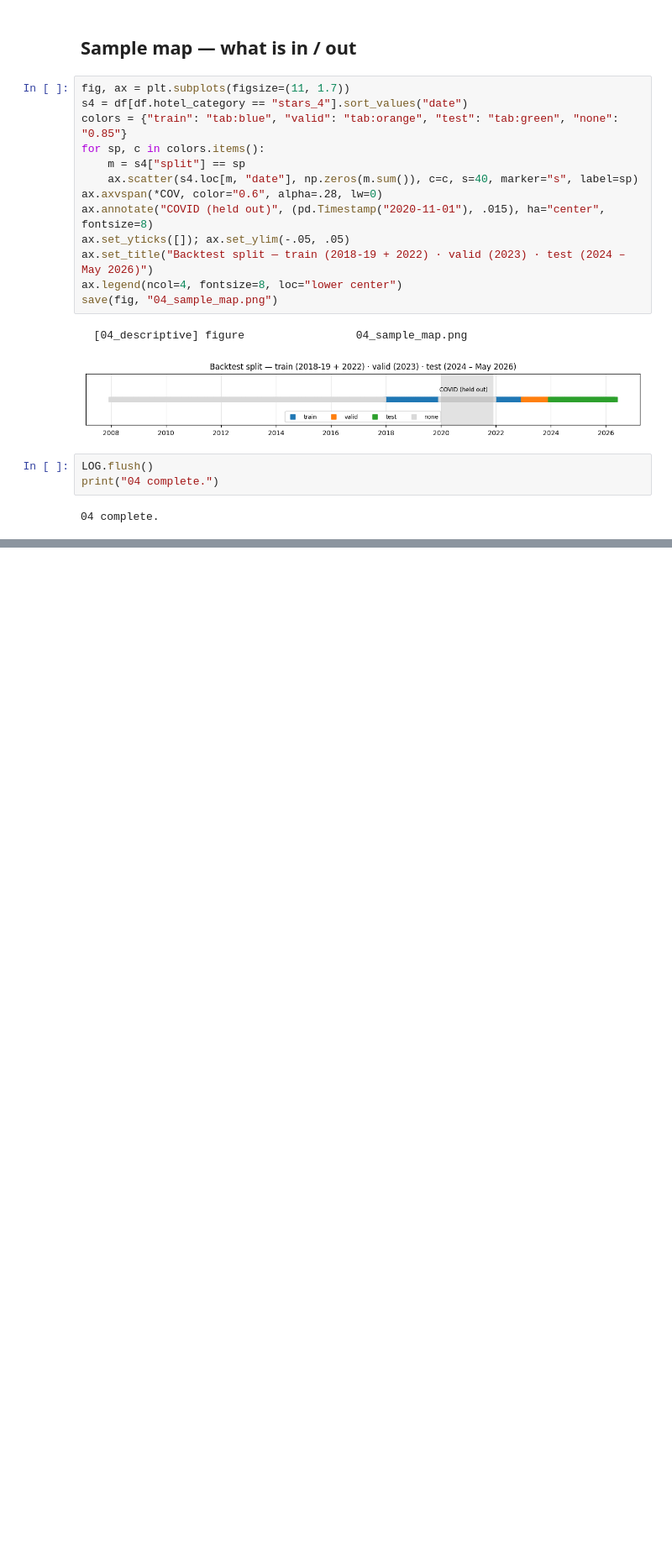
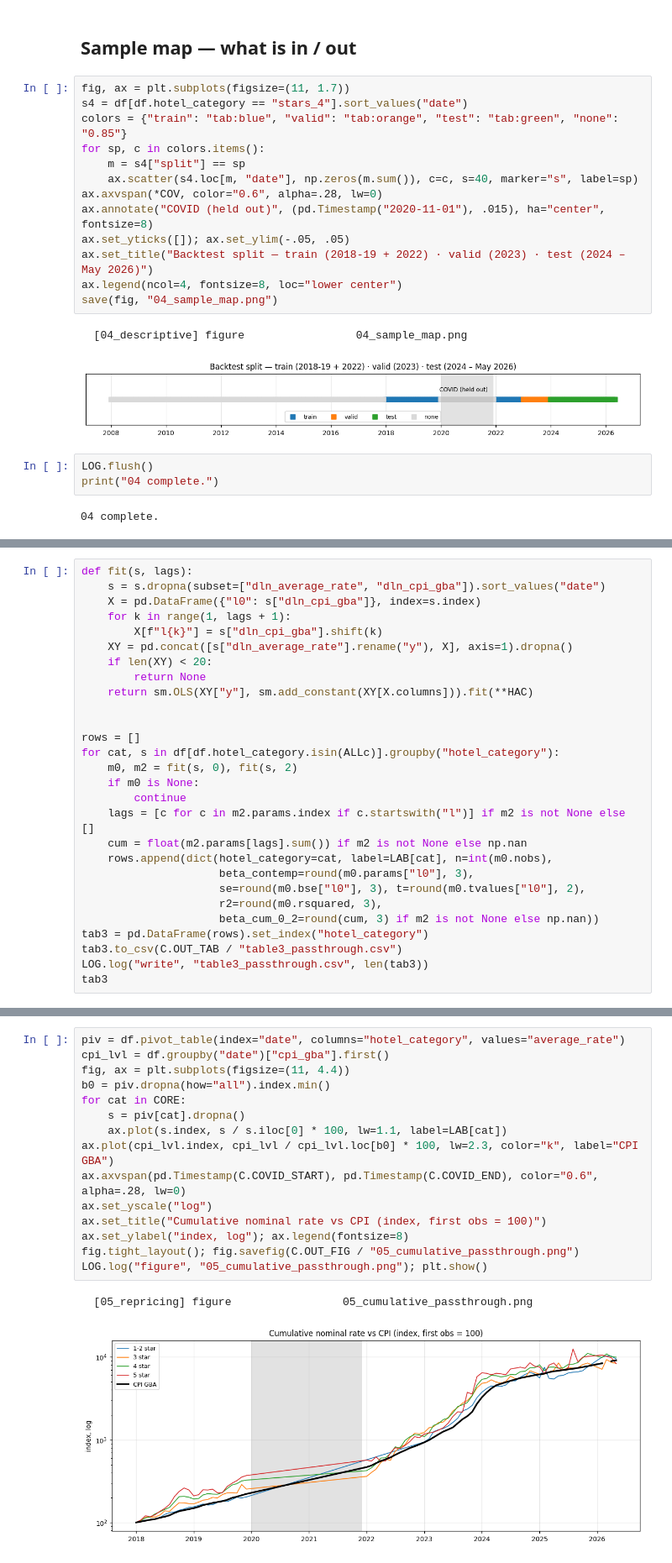
Before and after one commit to jagan010101/argentina-hotels, a Jupyter notebook: 02_inflation_and_repricing.ipynb, the cells around one changed output, grey strips where cells are left out. Shown at 84% size. Cells and saved outputs as stored; diff of their text form; blank space fills up the shorter version.

```diff
--- a/04_descriptive_inflation_story.ipynb
+++ b/02_inflation_and_repricing.ipynb
@@ -196,0 +306,28 @@ print("04 complete.")
+# %%
+def fit(s, lags):
+    s = s.dropna(subset=["dln_average_rate", "dln_cpi_gba"]).sort_values("date")
+    X = pd.DataFrame({"l0": s["dln_cpi_gba"]}, index=s.index)
+    for k in range(1, lags + 1):
+        X[f"l{k}"] = s["dln_cpi_gba"].shift(k)
+    XY = pd.concat([s["dln_average_rate"].rename("y"), X], axis=1).dropna()
+    if len(XY) < 20:
+        return None
+    return sm.OLS(XY["y"], sm.add_constant(XY[X.columns])).fit(**HAC)
+
+
+rows = []
+for cat, s in df[df.hotel_category.isin(ALLc)].groupby("hotel_category"):
+    m0, m2 = fit(s, 0), fit(s, 2)
+    if m0 is None:
+        continue
+    lags = [c for c in m2.params.index if c.startswith("l")] if m2 is not None else []
+    cum = float(m2.params[lags].sum()) if m2 is not None else np.nan
+    rows.append(dict(hotel_category=cat, label=LAB[cat], n=int(m0.nobs),
+                     beta_contemp=round(m0.params["l0"], 3),
+                     se=round(m0.bse["l0"], 3), t=round(m0.tvalues["l0"], 2),
+                     r2=round(m0.rsquared, 3),
+                     beta_cum_0_2=round(cum, 3) if m2 is not None else np.nan))
+tab3 = pd.DataFrame(rows).set_index("hotel_category")
+tab3.to_csv(C.OUT_TAB / "table3_passthrough.csv")
+LOG.log("write", "table3_passthrough.csv", len(tab3))
+tab3
@@ -196,0 +462,18 @@ print("04 complete.")
+# %%
+piv = df.pivot_table(index="date", columns="hotel_category", values="average_rate")
+cpi_lvl = df.groupby("date")["cpi_gba"].first()
+fig, ax = plt.subplots(figsize=(11, 4.4))
+b0 = piv.dropna(how="all").index.min()
+for cat in CORE:
+    s = piv[cat].dropna()
+    ax.plot(s.index, s / s.iloc[0] * 100, lw=1.1, label=LAB[cat])
+ax.plot(cpi_lvl.index, cpi_lvl / cpi_lvl.loc[b0] * 100, lw=2.3, color="k", label="CPI GBA")
+ax.axvspan(pd.Timestamp(C.COVID_START), pd.Timestamp(C.COVID_END), color="0.6", alpha=.28, lw=0)
+ax.set_yscale("log")
+ax.set_title("Cumulative nominal rate vs CPI (index, first obs = 100)")
+ax.set_ylabel("index, log"); ax.legend(fontsize=8)
+fig.tight_layout(); fig.savefig(C.OUT_FIG / "05_cumulative_passthrough.png")
+LOG.log("figure", "05_cumulative_passthrough.png"); plt.show()
+# %% [output]
+  [05_repricing] figure                 05_cumulative_passthrough.png
+[figure, added]
```
Also changed, not shown: parts of 20 cells of this notebook, 17 other files.
